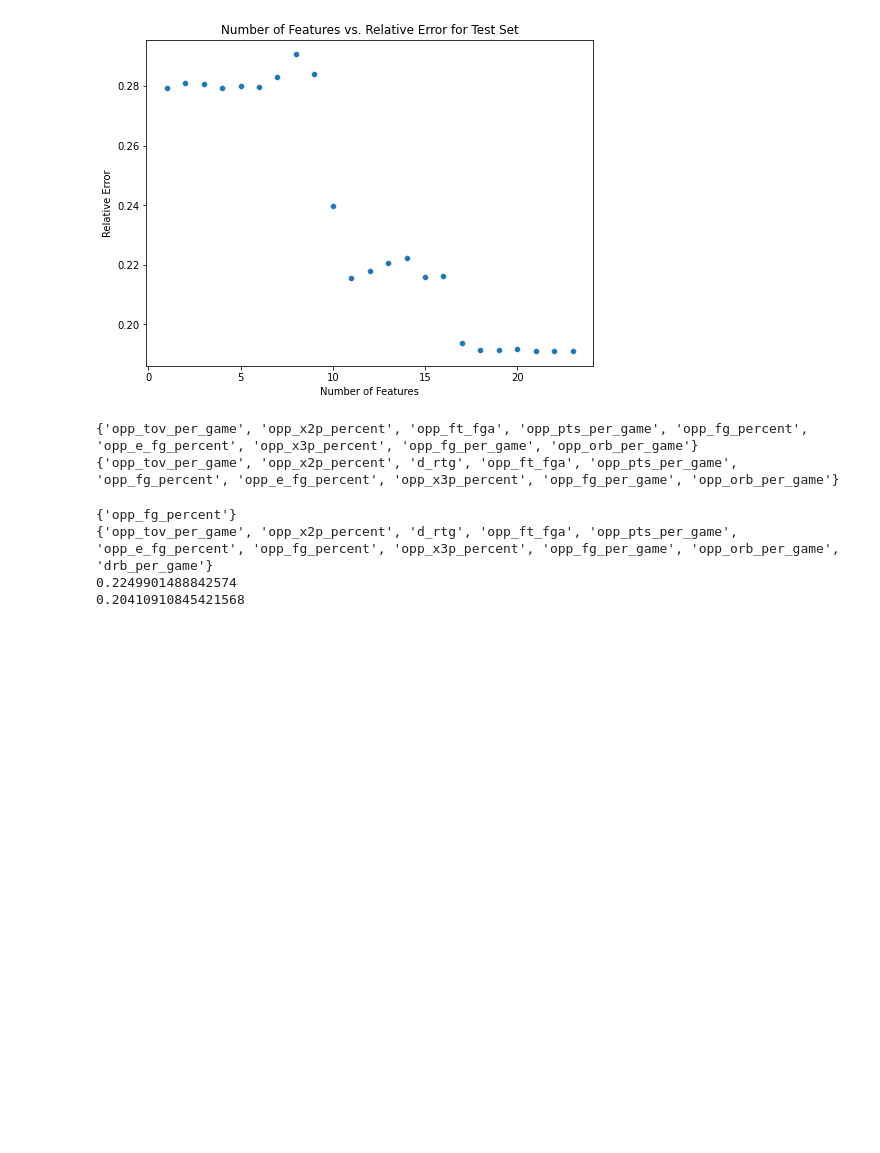
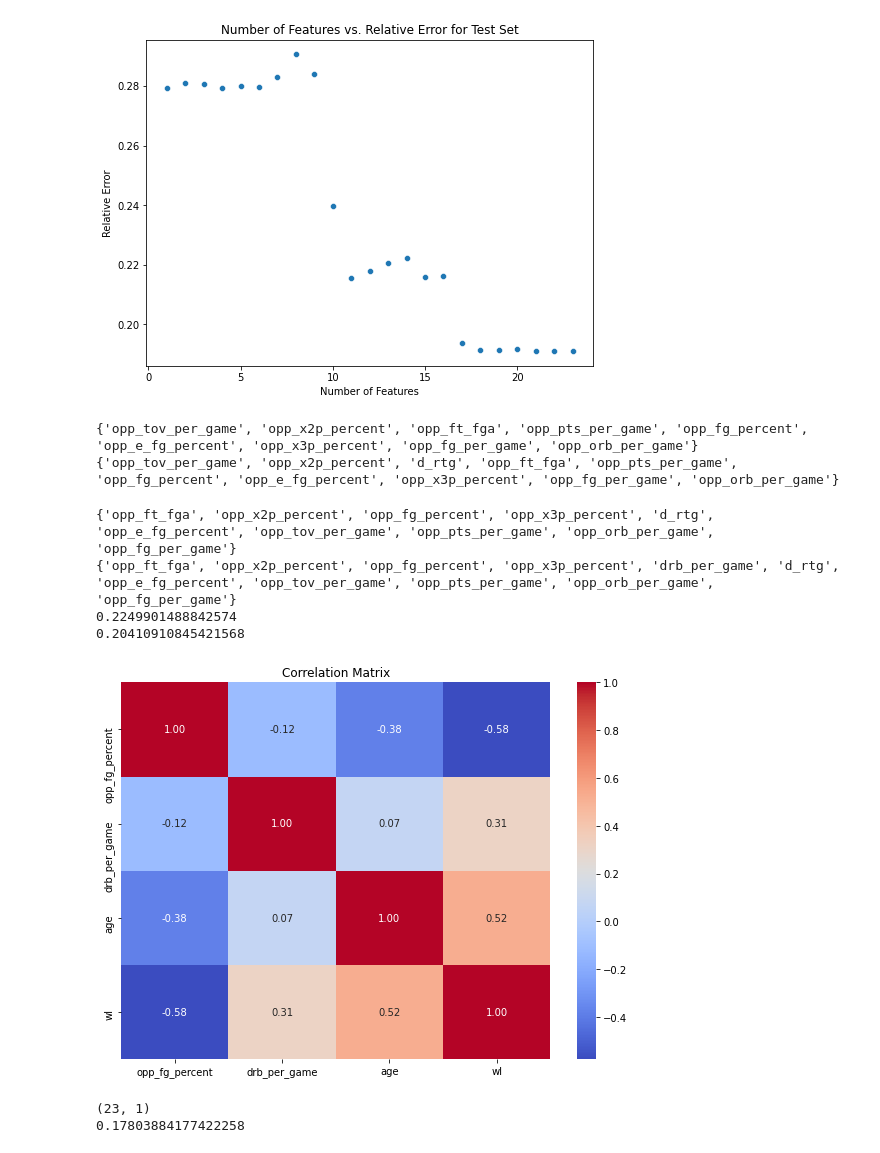
Before and after one commit to BryceOB13/Locked_In_on_Lockdown_NBA_Defensive_Profiling_2003_to_2025, a Jupyter notebook: Locked_In_on_Lockdown_NBA_Defensive_Profiling_2003_2025/explore_winloss.ipynb, the cells around one changed output. Saved outputs shown, nothing was run; the diff lists cells and outputs as text; code cells hidden in the pictures; blank space fills up the shorter version.

Commit message:
did more exploration with ridge

```diff
--- a/Locked_In_on_Lockdown_NBA_Defensive_Profiling_2003_2025/explore_winloss.ipynb
+++ b/Locked_In_on_Lockdown_NBA_Defensive_Profiling_2003_2025/explore_winloss.ipynb
@@ -271,17 +281,16 @@ plot_errors(test_errs, "Number of Features vs. Relative Error for Test Set")
 {'opp_tov_per_game', 'opp_x2p_percent', 'opp_ft_fga', 'opp_pts_per_game', 'opp_fg_percent', 'opp_e_fg_percent', 'opp_x3p_percent', 'opp_fg_per_game', 'opp_orb_per_game'}
 {'opp_tov_per_game', 'opp_x2p_percent', 'd_rtg', 'opp_ft_fga', 'opp_pts_per_game', 'opp_fg_percent', 'opp_e_fg_percent', 'opp_x3p_percent', 'opp_fg_per_game', 'opp_orb_per_game'}
 # %%
-print(set(features[0]))
+print(set(features[9]))
 print(set(features[10]))
 print(train_errs[9])
 print(train_errs[10])
 # opp_fg_percent
 
-# d_rtg
 # drb_per_game
 # age
 # %% [output]
-{'opp_fg_percent'}
-{'opp_tov_per_game', 'opp_x2p_percent', 'd_rtg', 'opp_ft_fga', 'opp_pts_per_game', 'opp_e_fg_percent', 'opp_fg_percent', 'opp_x3p_percent', 'opp_fg_per_game', 'opp_orb_per_game', 'drb_per_game'}
+{'opp_ft_fga', 'opp_x2p_percent', 'opp_fg_percent', 'opp_x3p_percent', 'd_rtg', 'opp_e_fg_percent', 'opp_tov_per_game', 'opp_pts_per_game', 'opp_orb_per_game', 'opp_fg_per_game'}
+{'opp_ft_fga', 'opp_x2p_percent', 'opp_fg_percent', 'opp_x3p_percent', 'drb_per_game', 'd_rtg', 'opp_e_fg_percent', 'opp_tov_per_game', 'opp_pts_per_game', 'opp_orb_per_game', 'opp_fg_per_game'}
 0.2249901488842574
 0.20410910845421568
@@ -287,0 +318,44 @@ print(train_errs[10])
+# %%
+from sklearn.datasets import make_regression
+from sklearn.linear_model import LinearRegression
+from sklearn.preprocessing import StandardScaler
+def feature_regression(X, y):
+    # Generate synthetic regression data
+    # Convert to DataFrame for correlation plotting
+
+    # Standardize features
+    df = pd.DataFrame(X, columns=X.columns)
+    df['wl'] = y
+    scaler = StandardScaler()
+    X_scaled = scaler.fit_transform(X)
+
+    # Fit linear regression
+    model = LinearRegression()
+    model.fit(X_scaled, y)
+
+    # Add model predictions to DataFrame
+
+    # Compute correlation matrix
+    correlation_matrix = df.corr()
+
+    # Plot correlation heatmap
+    plt.figure(figsize=(8, 6))
+    sns.heatmap(correlation_matrix, annot=True, cmap='coolwarm', fmt=".2f")
+    plt.title("Correlation Matrix")
+    plt.tight_layout()
+    plt.show()
+# %%
+features = cleaned.drop(columns=['wl'])
+features = features[['opp_fg_percent', 'drb_per_game', 'age']]
+y = cleaned['wl']
+feature_regression(features, y)
+# %% [output]
+[figure, added]
+# %%
+X = cleaned.drop(columns=['wl']).to_numpy()
+y = pd.DataFrame(cleaned['wl']).to_numpy()
+v, alpha, train_error = predict_ridge(X, y)
+print(train_error)
+# %% [output]
+(23, 1)
+0.17803884177422258
```
Also changed, not shown: parts of 9 cells of this notebook.
